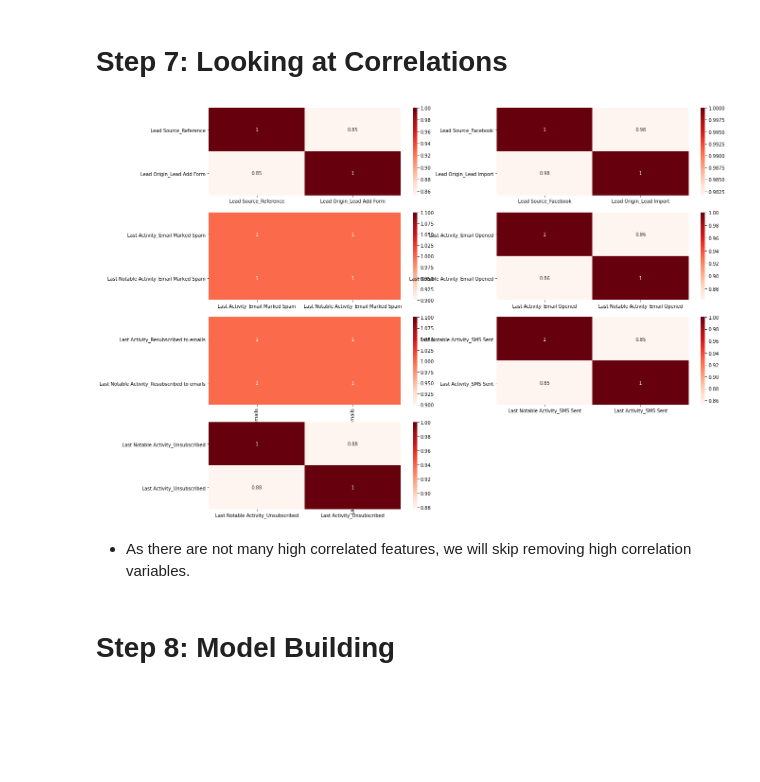
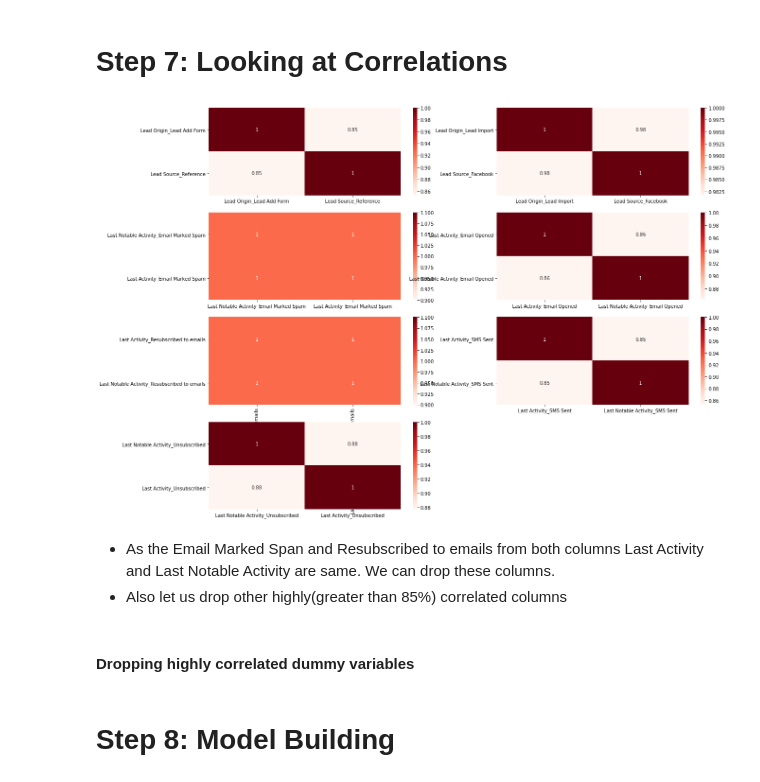
Before and after one commit to pinnamaneni2005/Lead-Scoring, a Jupyter notebook: LeadScoringAssignment.ipynb, the cells around one changed output. Saved outputs shown, nothing was run; the diff lists cells and outputs as text; code cells hidden in the pictures; blank space fills up the shorter version.

```diff
--- a/LeadScoringAssignment.ipynb
+++ b/LeadScoringAssignment.ipynb
@@ -831,32 +831,36 @@ conversion
 # %%
 # Let's check high(more than 80%) correlation variables.
 
+corr = X.corr()
 components = list()
 visited = set()
-for col in leads.columns:
+for col in X.columns:
     if col in visited:
         continue
 
     component = set([col, ])
     just_visited = [col, ]
     visited.add(col)
     while just_visited:
         c = just_visited.pop(0)
         for idx, val in corr[c].items():
             if val > 0.8 and idx not in visited:
                 just_visited.append(idx)
                 visited.add(idx)
                 component.add(idx)
     components.append(component)
 
 i = 1
 plt.figure(figsize=(20,40))
 for component in components:
     if len(component) > 1:
         plt.subplot(10,2,i)
         sns.heatmap(corr.loc[component, component], cmap="Reds", annot=True)
         i += 1
 # %% [output]
-[figure, old version]
+[figure, new version]
-# %% [markdown]
-- As there are not many high correlated features, we will skip removing high correlation variables.
+# %% [markdown]
+- As the Email Marked Span and Resubscribed to emails from both columns Last Activity and Last Notable Activity are same. We can drop these columns.
+- Also let us drop other highly(greater than 85%) correlated columns
+# %% [markdown]
+#### Dropping highly correlated dummy variables
```
Also changed, not shown: parts of 70 cells of this notebook.
